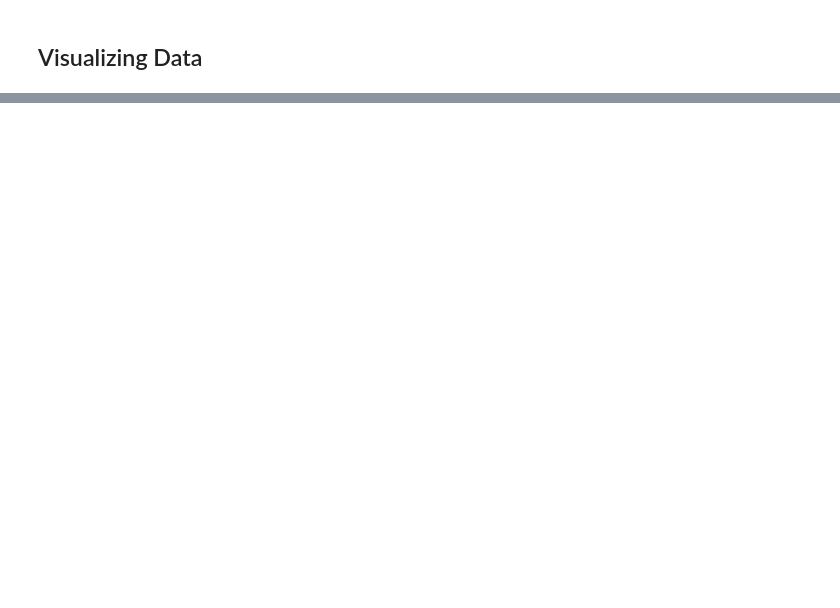
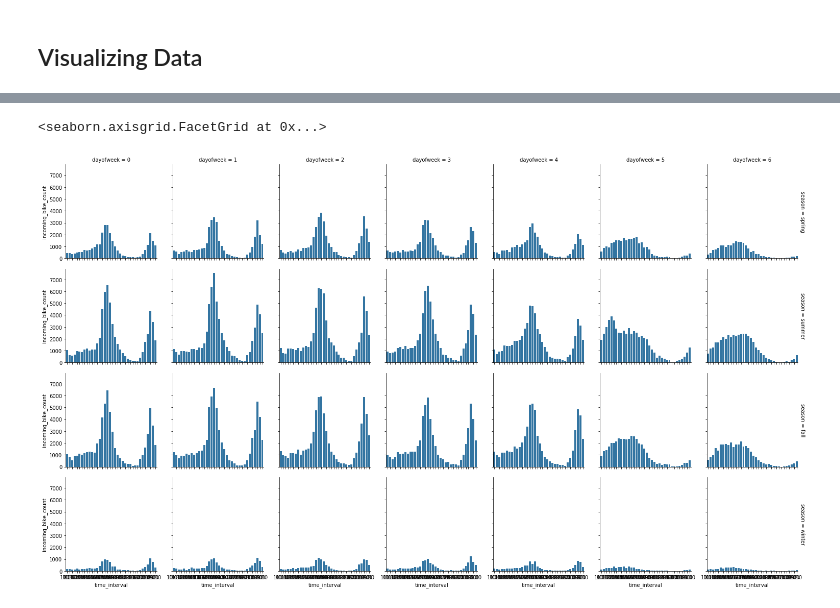
Before and after one commit to melaniezheng/citibike_rebalancing, a Jupyter notebook: Melanie's WD/EDA_melanie.ipynb, the cells around one changed output, grey strips where cells are left out. Cells and saved outputs as stored; diff of their text form; code cells hidden in the pictures; blank space fills up the shorter version.

```diff
--- a/Melanie's WD/EDA_melanie.ipynb
+++ b/Melanie's WD/EDA_melanie.ipynb
@@ -130,0 +218,6 @@ g.map(plt.hist, "starttime_hour", color="steelblue", bins=12)
+# %%
+g=sns.FacetGrid(df.groupby(['time_interval','season','dayofweek']).sum()[['incoming_bike_count']].reset_index(), row="season", col='dayofweek', margin_titles=True)
+g.map(sns.barplot,'time_interval', "incoming_bike_count")
+# %% [output]
+<seaborn.axisgrid.FacetGrid at 0x...>
+[figure, added]
```
Also changed, not shown: parts of 30 cells of this notebook.
